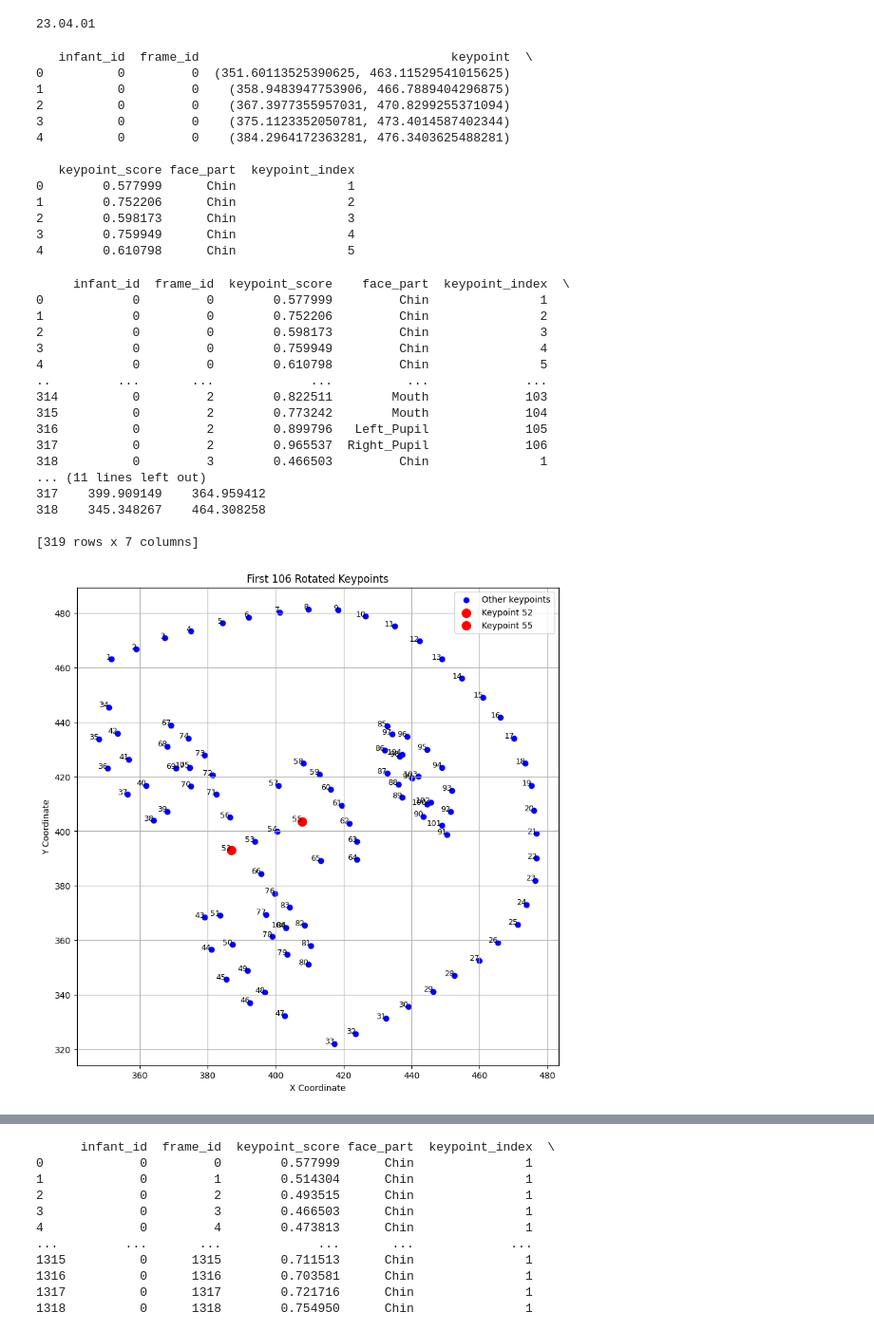
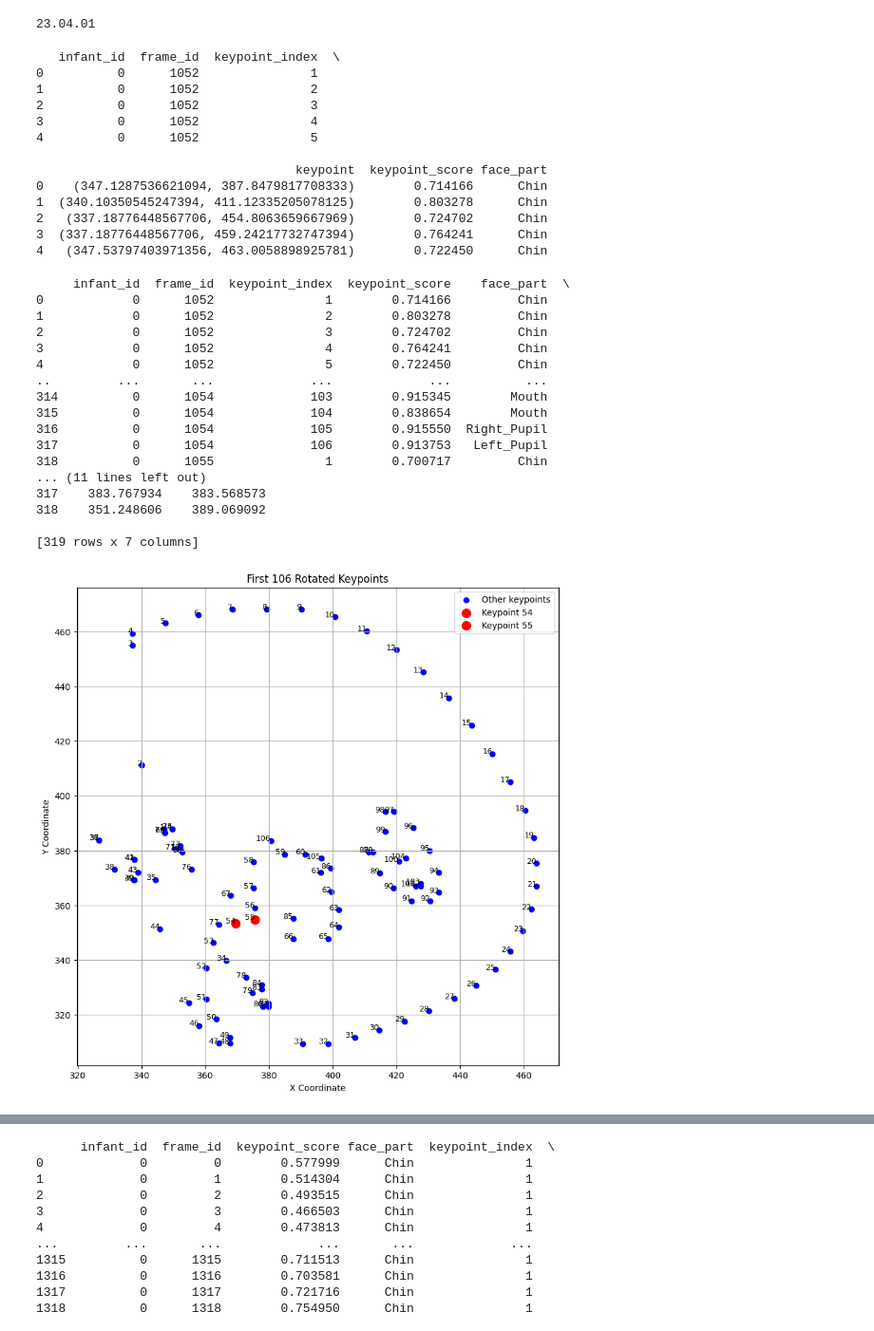
Before and after one commit to quietscientist/wiggle-face, a Jupyter notebook: Data_Inspection_Emotion_Analysis.ipynb, the cells around one changed output, grey strips where cells are left out. Shown: that part at 95% size. Saved outputs shown, nothing was run; the diff lists cells and outputs as text; code cells hidden in the pictures.

```diff
--- a/Data_Inspection_Emotion_Analysis.ipynb
+++ b/Data_Inspection_Emotion_Analysis.ipynb
@@ -14,7 +14,7 @@ chunk_size = 100000
 chunks = []
 
 # read the CSV file in chunks
-for chunk in pd.read_csv('/workspaces/wiggle-face/data_ioana/Infant Sentiment Analysis/Ioana/keypoints_dataset.csv', chunksize=chunk_size):
+for chunk in pd.read_csv('/workspaces/wiggle-face/keypoints_clean_yt_dataset.csv', chunksize=chunk_size):
     # pandas DataFrame chunk to cuDF DataFrame
     cudf_chunk = cudf.DataFrame.from_pandas(chunk)
     chunks.append(cudf_chunk)
@@ -24,19 +24,19 @@ df = cudf.concat(chunks, ignore_index=True)
 
 print(df.head())
 # %% [output]
-   infant_id  frame_id                                  keypoint  \
-0          0         0  (351.60113525390625, 463.11529541015625)
-1          0         0    (358.9483947753906, 466.7889404296875)
-2          0         0    (367.3977355957031, 470.8299255371094)
-3          0         0    (375.1123352050781, 473.4014587402344)
-4          0         0    (384.2964172363281, 476.3403625488281)
+   infant_id  frame_id  keypoint_index  \
+0          0      1052               1
+1          0      1052               2
+2          0      1052               3
+3          0      1052               4
+4          0      1052               5
 
-   keypoint_score face_part  keypoint_index
-0        0.577999      Chin               1
-1        0.752206      Chin               2
-2        0.598173      Chin               3
-3        0.759949      Chin               4
-4        0.610798      Chin               5
+                                   keypoint  keypoint_score face_part
+0    (347.1287536621094, 387.8479817708333)        0.714166      Chin
+1  (340.10350545247394, 411.12335205078125)        0.803278      Chin
+2   (337.18776448567706, 454.8063659667969)        0.724702      Chin
+3  (337.18776448567706, 459.24217732747394)        0.764241      Chin
+4   (347.53797403971356, 463.0058898925781)        0.722450      Chin
 # %%
 # split the keypoint column into 2 columns for the x and y coordinates
 df[['x_coordinate', 'y_coordinate']] = df['keypoint'].str.extract(r'\(([^,]+), ([^,]+)\)').astype(np.float64)
@@ -45,50 +45,50 @@ df = df.sort_values(by=['infant_id', 'frame_id', 'keypoint_index']).reset_index(
 
 print(df.head(319))
 # %% [output]
-     infant_id  frame_id  keypoint_score    face_part  keypoint_index  \
-0            0         0        0.577999         Chin               1
-1            0         0        0.752206         Chin               2
-2            0         0        0.598173         Chin               3
-3            0         0        0.759949         Chin               4
-4            0         0        0.610798         Chin               5
-..         ...       ...             ...          ...             ...
-314          0         2        0.822511        Mouth             103
-315          0         2        0.773242        Mouth             104
-316          0         2        0.899796   Left_Pupil             105
-317          0         2        0.965537  Right_Pupil             106
-318          0         3        0.466503         Chin               1
+     infant_id  frame_id  keypoint_index  keypoint_score    face_part  \
+0            0      1052               1        0.714166         Chin
+1            0      1052               2        0.803278         Chin
+2            0      1052               3        0.724702         Chin
+3            0      1052               4        0.764241         Chin
+4            0      1052               5        0.722450         Chin
+..         ...       ...             ...             ...          ...
+314          0      1054             103        0.915345        Mouth
+315          0      1054             104        0.838654        Mouth
+316          0      1054             105        0.915550  Right_Pupil
+317          0      1054             106        0.913753   Left_Pupil
+318          0      1055               1        0.700717         Chin
 ... (11 lines left out)
-317    399.909149    364.959412
-318    345.348267    464.308258
+317    383.767934    383.568573
+318    351.248606    389.069092
 
 [319 rows x 7 columns]
 # %%
 # figure
 plt.figure(figsize=(10, 10))
 x_coords = df['x_coordinate'][:106].values
 y_coords = df['y_coordinate'][:106].values
 
 x_coords = np.array(x_coords.get())
 y_coords = np.array(y_coords.get())
 
 plt.scatter(x_coords, y_coords, c='blue', marker='o', label='Other keypoints')
 
-kp_52_index = 51
+kp_54_index = 53
 kp_55_index = 54
 
-plt.scatter(x_coords[kp_52_index], y_coords[kp_52_index], c='red', marker='o', label='Keypoint 52', s=100)
+plt.scatter(x_coords[kp_54_index], y_coords[kp_54_index], c='red', marker='o', label='Keypoint 54', s=100)
 plt.scatter(x_coords[kp_55_index], y_coords[kp_55_index], c='red', marker='o', label='Keypoint 55', s=100)
 
 for i in range(106):
     plt.text(x_coords[i], y_coords[i], str(i+1), fontsize=9, ha='right')
 plt.title('First 106 Rotated Keypoints')
 plt.xlabel('X Coordinate')
 plt.ylabel('Y Coordinate')
 plt.grid(True)
 plt.legend()
 plt.show()
 # %% [output]
-[figure, old version]
+[figure, new version]
 # %%
 def move_and_rotate_keypoints(df):
     def get_rotation_matrix(angle):
```
Also changed, not shown: parts of 11 cells of this notebook, 1 other file.
